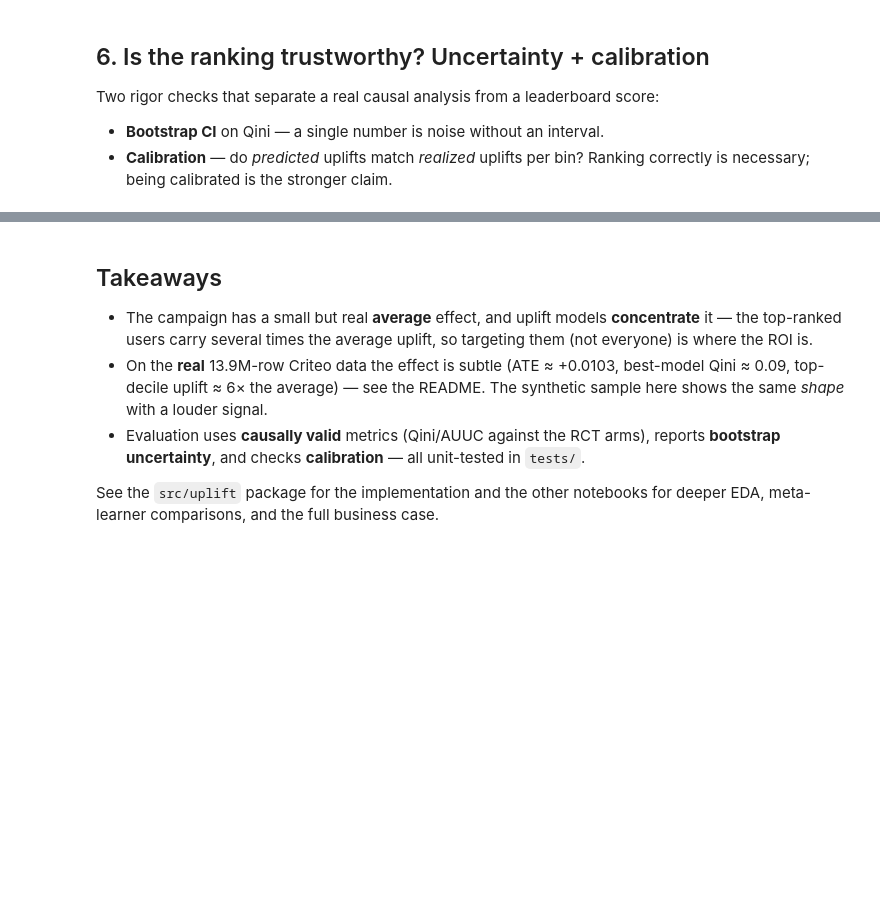
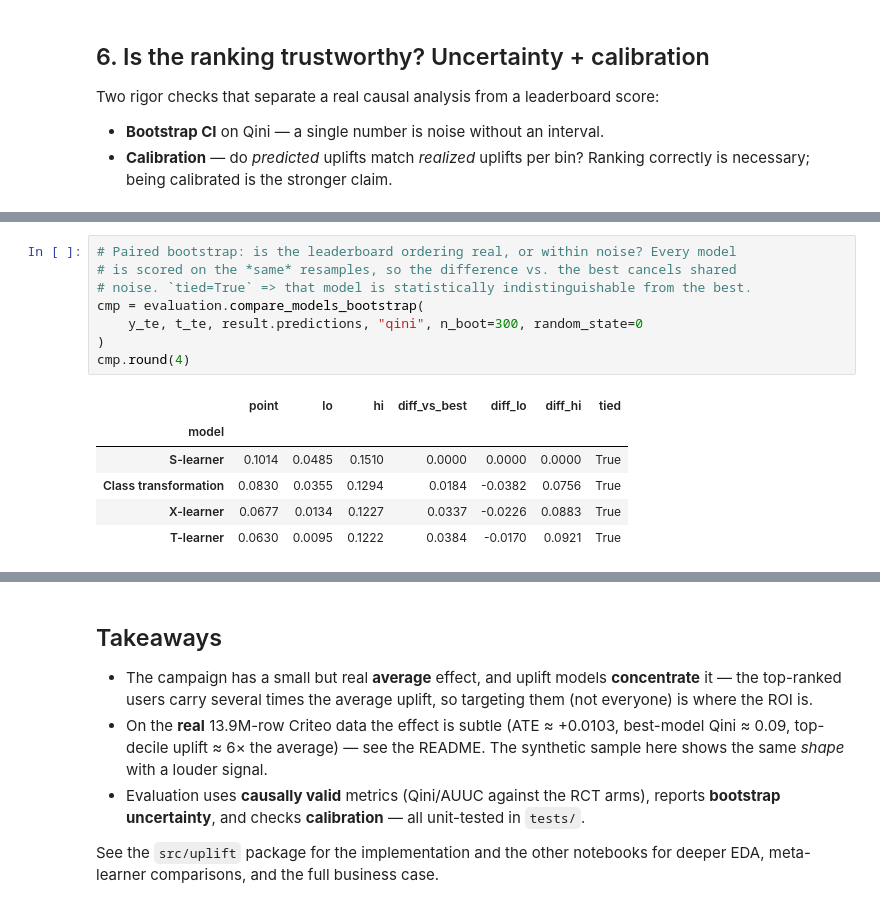
Before and after one commit to abhirammv2000/Causal-Uplift-Modeling, a Jupyter notebook: notebooks/00_flagship_uplift_analysis.ipynb, the cells around one changed output, grey strips where cells are left out. Cells and saved outputs as stored; diff of their text form; blank space fills up the shorter version.

```diff
--- a/notebooks/00_flagship_uplift_analysis.ipynb
+++ b/notebooks/00_flagship_uplift_analysis.ipynb
@@ -160,3 +189,18 @@ S-learner Qini = 0.339  (95% CI [0.289, 0.382], se=0.025)
+# %%
+# Paired bootstrap: is the leaderboard ordering real, or within noise? Every model
+# is scored on the *same* resamples, so the difference vs. the best cancels shared
+# noise. `tied=True` => that model is statistically indistinguishable from the best.
+cmp = evaluation.compare_models_bootstrap(
+    y_te, t_te, result.predictions, "qini", n_boot=300, random_state=0
+)
+cmp.round(4)
+# %% [output]
+|  | point | lo | hi | diff_vs_best | diff_lo | diff_hi | tied |
+| model |  |  |  |  |  |  |  |
+| S-learner | 0.1014 | 0.0485 | 0.1510 | 0.0000 | 0.0000 | 0.0000 | True |
+| Class transformation | 0.0830 | 0.0355 | 0.1294 | 0.0184 | -0.0382 | 0.0756 | True |
+| X-learner | 0.0677 | 0.0134 | 0.1227 | 0.0337 | -0.0226 | 0.0883 | True |
+| T-learner | 0.0630 | 0.0095 | 0.1222 | 0.0384 | -0.0170 | 0.0921 | True |
 # %%
 calib = evaluation.uplift_calibration(y_te, t_te, u, bins=10)
 evaluation.plot_calibration(calib, title=f"Uplift calibration — {best_name}")
```
Also changed, not shown: parts of 11 cells of this notebook, 3 other files.
